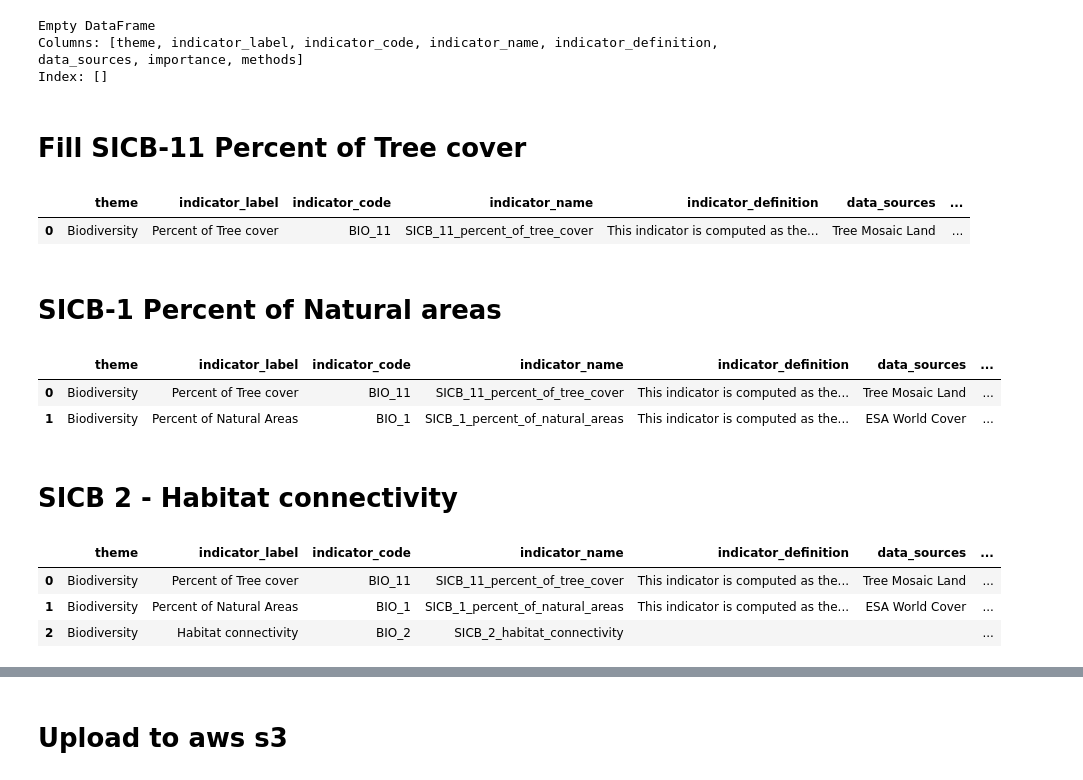
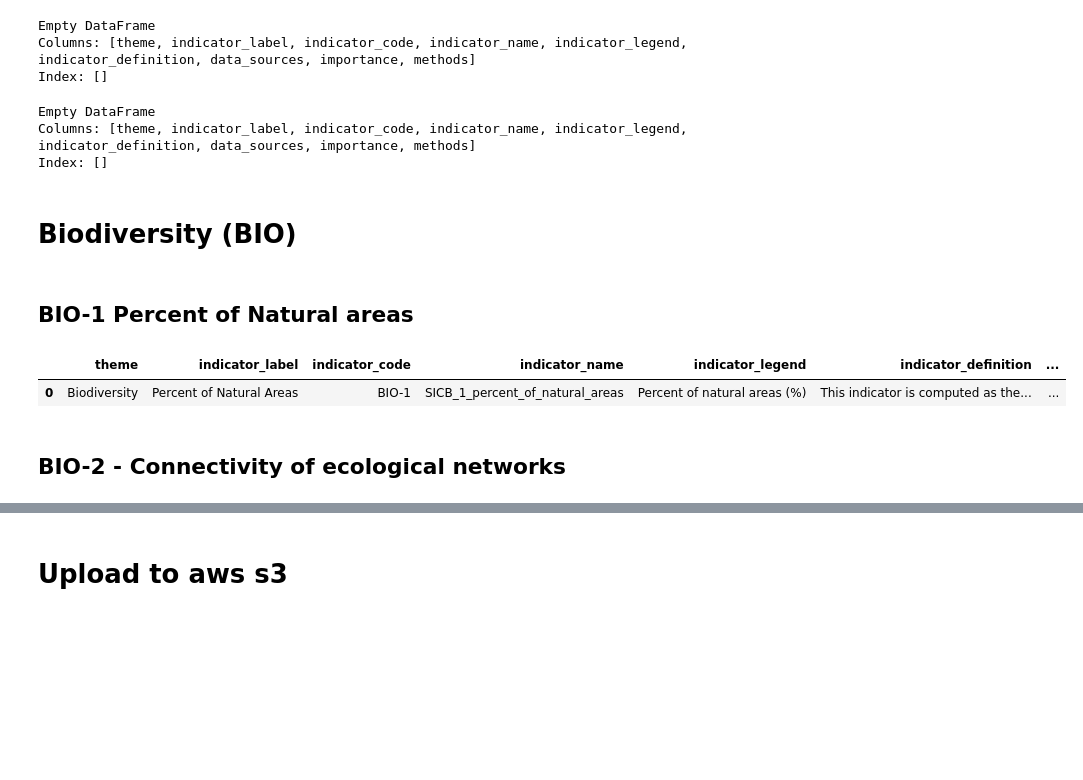
Before and after one commit to wri/cities-urbanshift, a Jupyter notebook: baseline-indicators/define-indicators.ipynb, the cells around one changed output, grey strips where cells are left out. Saved outputs shown, nothing was run; the diff lists cells and outputs as text; code cells hidden in the pictures; blank space fills up the shorter version.

Commit message:
dashboard add indicators layers

```diff
--- a/baseline-indicators/define-indicators.ipynb
+++ b/baseline-indicators/define-indicators.ipynb
@@ -4,45 +4,41 @@ import pandas as pd
 import boto3
 # %%
 # create an Empty pandas DataFrame with column names
-indicators_definitions = pd.DataFrame(columns = ['theme', 'indicator_label', 'indicator_code','indicator_name',
+indicators_definitions = pd.DataFrame(columns = ['theme', 'indicator_label', 'indicator_code','indicator_name','indicator_legend',
                                                  'indicator_definition','data_sources','importance','methods'])
 print(indicators_definitions)
 # %% [output]
 Empty DataFrame
-Columns: [theme, indicator_label, indicator_code, indicator_name, indicator_definition, data_sources, importance, methods]
+Columns: [theme, indicator_label, indicator_code, indicator_name, indicator_legend, indicator_definition, data_sources, importance, methods]
 Index: []
-# %% [markdown]
-# Fill SICB-11 Percent of Tree cover
-# %%
-# Percent of Tree cover
-indicators_definitions = indicators_definitions.append({'theme' : 'Biodiversity',
-                                                        'indicator_label' : 'Percent of Tree cover',
-                                                        'indicator_code' : 'BIO_11',
-                                                        'indicator_name' : 'SICB_11_percent_of_tree_cover',
-                                                       'indicator_definition' : 'This indicator is computed as the average percent of area with tree cover within the administrative boundaries of the city.',
-                                                       'data_sources' : 'Tree Mosaic Land',
-                                                       'importance' : ' ',
-                                                       'methods' : ' '},
-                                                       ignore_index = True)
-indicators_definitions
-# %% [output]
-|  | theme | indicator_label | indicator_code | indicator_name | indicator_definition | data_sources | ... |
-| 0 | Biodiversity | Percent of Tree cover | BIO_11 | SICB_11_percent_of_tree_cover | This indicator is computed as the... | Tree Mosaic Land | ... |
+# %%
+# create an Empty pandas DataFrame with column names
+indicators_definitions_v4 = pd.DataFrame(columns = ['theme', 'indicator_label', 'indicator_code','indicator_name','indicator_legend',
+                                                 'indicator_definition','data_sources','importance','methods'])
+print(indicators_definitions_v4)
+# %% [output]
+Empty DataFrame
+Columns: [theme, indicator_label, indicator_code, indicator_name, indicator_legend, indicator_definition, data_sources, importance, methods]
+Index: []
+# %% [markdown]
+# Biodiversity (BIO)
 # %% [markdown]
-# SICB-1 Percent of Natural areas
+## BIO-1 Percent of Natural areas
 # %%
 # Percent of Tree cover
 indicators_definitions = indicators_definitions.append({'theme' : 'Biodiversity',
                                                         'indicator_label' : 'Percent of Natural Areas',
-                                                        'indicator_code' : 'BIO_1',
+                                                        'indicator_code' : 'BIO-1',
                                                         'indicator_name' : 'SICB_1_percent_of_natural_areas',
+                                                        'indicator_legend': 'Percent of natural areas (%)',
                                                        'indicator_definition' : 'This indicator is computed as the average percent of natural areas within the administrative boundaries of the city.',
-                                                       'data_sources' : 'ESA World Cover',
-                                                       'importance' : ' ',
-                                                       'methods' : ' '},
+                                                       'data_sources' : 'a href="https://developers.google.com/earth-engine/datasets/catalog/ESA_WorldCover_v100">ESA WorldCover</a>',
+                                                       'importance' : 'Natural areas support biodiversity by providing habitat. They also provide human beings with ecosystem services. The portion of the total city area that is close to a natural state thus provides information both about a city’s biodiversity and about the benefits provided by biodiversity.',
+                                                       'methods' : 'Natural ecosystems are defined as all areas that are natural and not highly disturbed or completely human-altered landscapes. Examples of natural ecosystems include forests, mangroves, freshwater swamps, natural grasslands, streams, lakes, etc. Parks, golf courses, cropland, and roadside plantings are not considered natural.This indicator is calculated as the percent of natural area within the city boundary: (Total area of natural, restored and naturalized areas) ÷ (Area of city) × 100%. We calculated this indicator using the ESA WorldCover 10 m 2020 V100 land-classification map. We included as natural area all land classified as trees, shrubland, grassland, herbaceous wetland, mangrove, or moss and lichen.'},
                                                        ignore_index = True)
+
+
 indicators_definitions
 # %% [output]
-|  | theme | indicator_label | indicator_code | indicator_name | indicator_definition | data_sources | ... |
-| 0 | Biodiversity | Percent of Tree cover | BIO_11 | SICB_11_percent_of_tree_cover | This indicator is computed as the... | Tree Mosaic Land | ... |
-| 1 | Biodiversity | Percent of Natural Areas | BIO_1 | SICB_1_percent_of_natural_areas | This indicator is computed as the... | ESA World Cover | ... |
+|  | theme | indicator_label | indicator_code | indicator_name | indicator_legend | indicator_definition | ... |
+| 0 | Biodiversity | Percent of Natural Areas | BIO-1 | SICB_1_percent_of_natural_areas | Percent of natural areas (%) | This indicator is computed as the... | ... |
@@ -49,18 +60,2 @@ indicators_definitions
 # %% [markdown]
-# SICB 2 - Habitat connectivity
+## BIO-2 - Connectivity of ecological networks
-# %%
-indicators_definitions = indicators_definitions.append({'theme' : 'Biodiversity',
-                                                        'indicator_label' : 'Habitat connectivity',
-                                                        'indicator_code' : 'BIO_2',
-                                                        'indicator_name' : 'SICB_2_habitat_connectivity',
-                                                       'indicator_definition' : '',
-                                                       'data_sources' : '',
-                                                       'importance' : ' ',
-                                                       'methods' : ' '},
-                                                       ignore_index = True)
-indicators_definitions
-# %% [output]
-|  | theme | indicator_label | indicator_code | indicator_name | indicator_definition | data_sources | ... |
-| 0 | Biodiversity | Percent of Tree cover | BIO_11 | SICB_11_percent_of_tree_cover | This indicator is computed as the... | Tree Mosaic Land | ... |
-| 1 | Biodiversity | Percent of Natural Areas | BIO_1 | SICB_1_percent_of_natural_areas | This indicator is computed as the... | ESA World Cover | ... |
-| 2 | Biodiversity | Habitat connectivity | BIO_2 | SICB_2_habitat_connectivity |  |  | ... |
```
Also changed, not shown: parts of 59 cells of this notebook, 6 other files.
